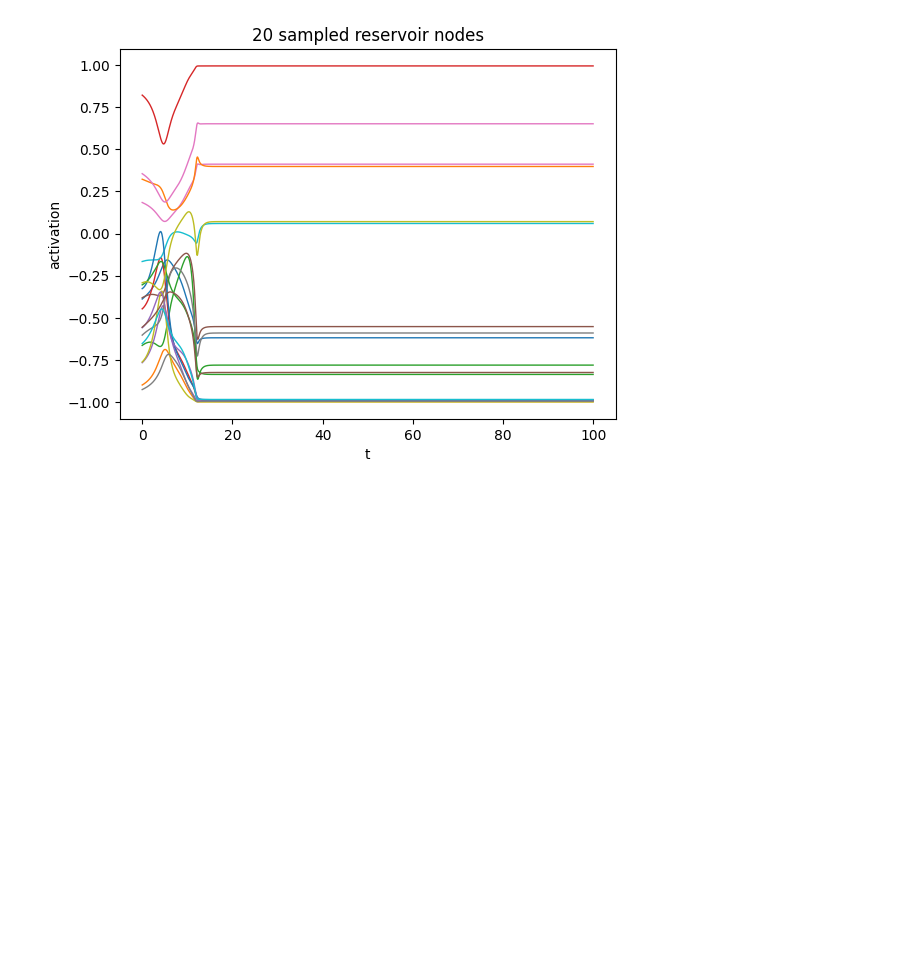
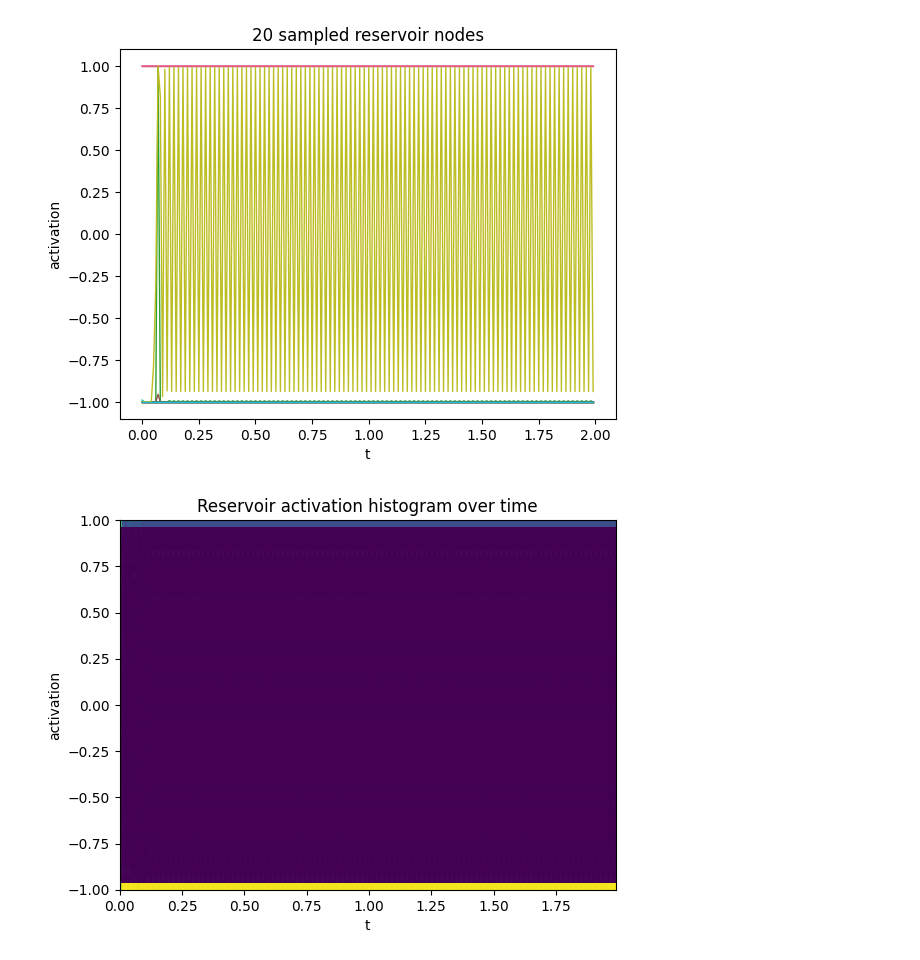
Before and after one commit to bs-machinelearning/reservoir-computing-research, a Jupyter notebook: 4. Reference/main.ipynb, the cells around one changed output. Saved outputs shown, nothing was run; the diff lists cells and outputs as text; code cells hidden in the pictures; blank space fills up the shorter version.

```diff
--- a/4. Reference/main.ipynb
+++ b/4. Reference/main.ipynb
@@ -4,10 +4,12 @@ from plotting import *
 from pathlib import Path
 # %%
 file_path = Path("../data/123824_repeated10_scale250.graphml")
-W, W_in, W_out, r, true = setup_reservoir(file_path)
-R = run_simulation(W, W_in, W_out, r)
+W, W_in, W_out, r, u_tr, u_mean, u_std = setup_reservoir(file_path, J=0.9, input_scale=0.5)
+R = run_simulation(W, W_in, W_out, r, u_mean, u_std)
 # %%
 # plotting here
 plot_sampled_nodes(R)
+plot_state_sand(R)
 # %% [output]
-[figure, old version]
+[figure, new version]
+[figure, added]
```
Also changed, not shown: 1 other file.
